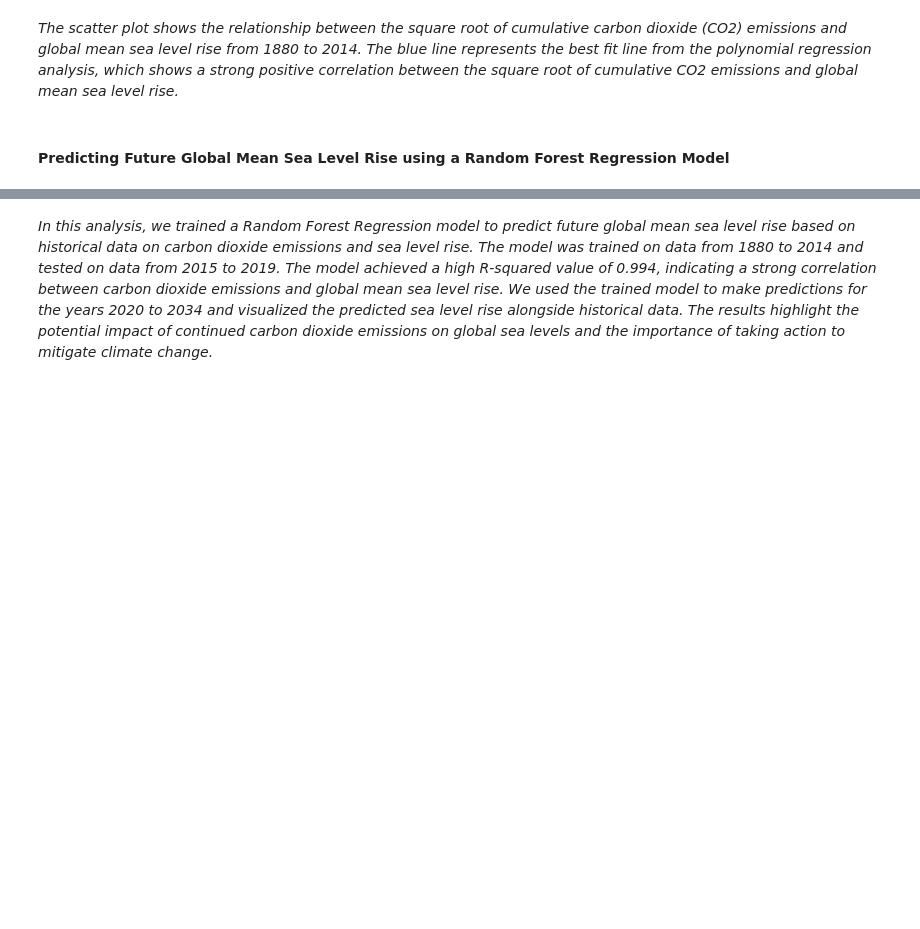
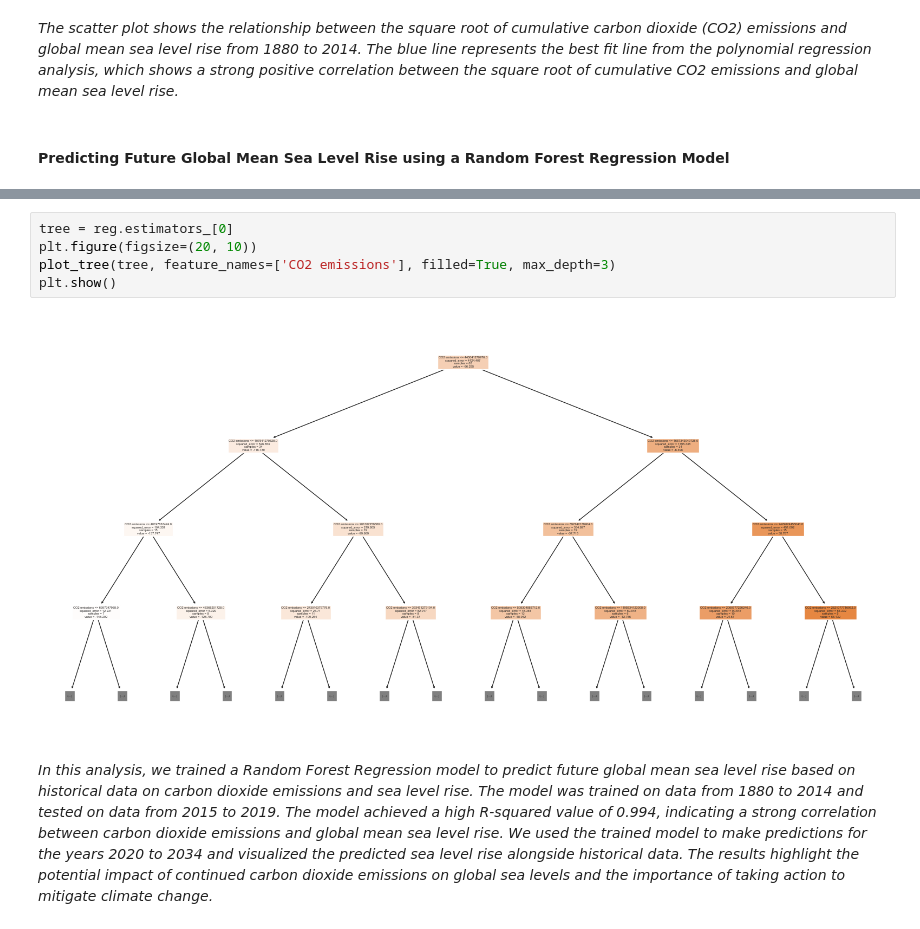
Before and after one commit to fuchenru/How-have-carbon-emissions-affected-climate-change-, a Jupyter notebook: CMSE 202 Final Project.ipynb, the cells around one changed output, grey strips where cells are left out. Cells and saved outputs as stored; diff of their text form; blank space fills up the shorter version.

```diff
--- a/CMSE 202 Final Project.ipynb
+++ b/CMSE 202 Final Project.ipynb
@@ -488,3 +536,10 @@ plt.show()
+# %%
+tree = reg.estimators_[0]
+plt.figure(figsize=(20, 10))
+plot_tree(tree, feature_names=['CO2 emissions'], filled=True, max_depth=3)
+plt.show()
+# %% [output]
+[figure, added]
 # %% [markdown]
 *In this analysis, we trained a Random Forest Regression model to predict future global mean sea level rise based on historical data on carbon dioxide emissions and sea level rise. The model was trained on data from 1880 to 2014 and tested on data from 2015 to 2019. The model achieved a high R-squared value of 0.994, indicating a strong correlation between carbon dioxide emissions and global mean sea level rise. We used the trained model to make predictions for the years 2020 to 2034 and visualized the predicted sea level rise alongside historical data. The results highlight the potential impact of continued carbon dioxide emissions on global sea levels and the importance of taking action to mitigate climate change.*
 # %% [markdown]
```
Also changed, not shown: parts of 12 cells of this notebook.
